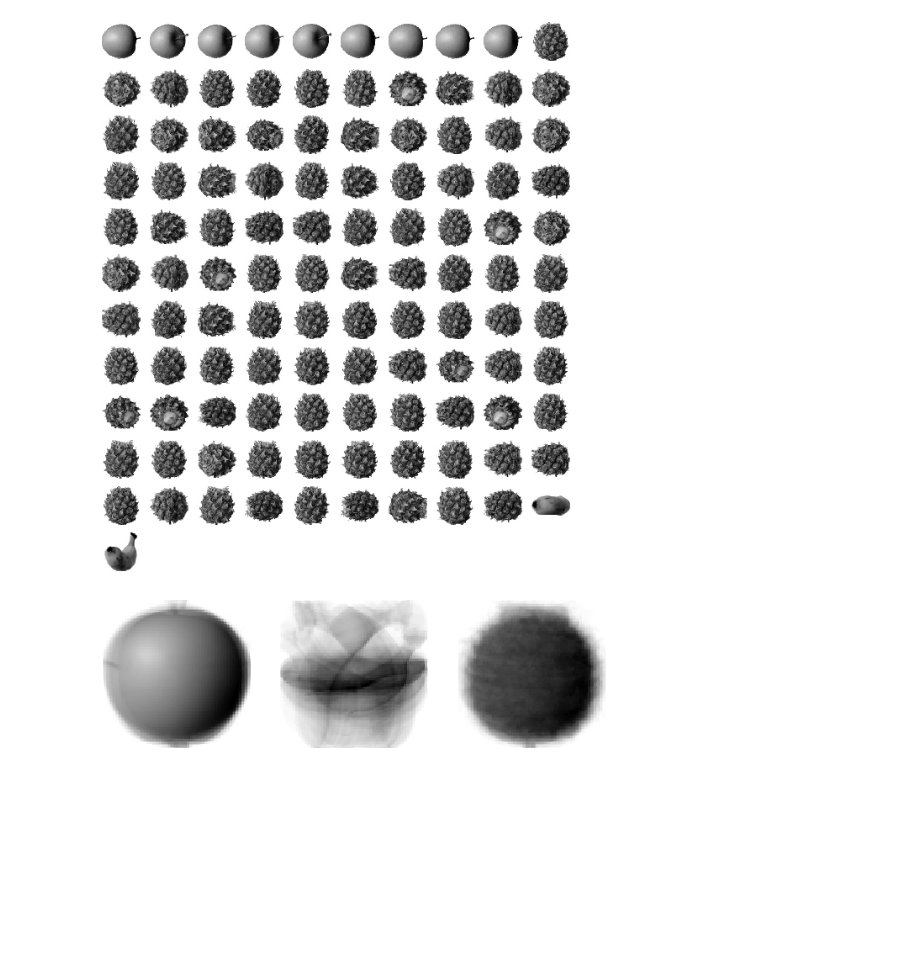
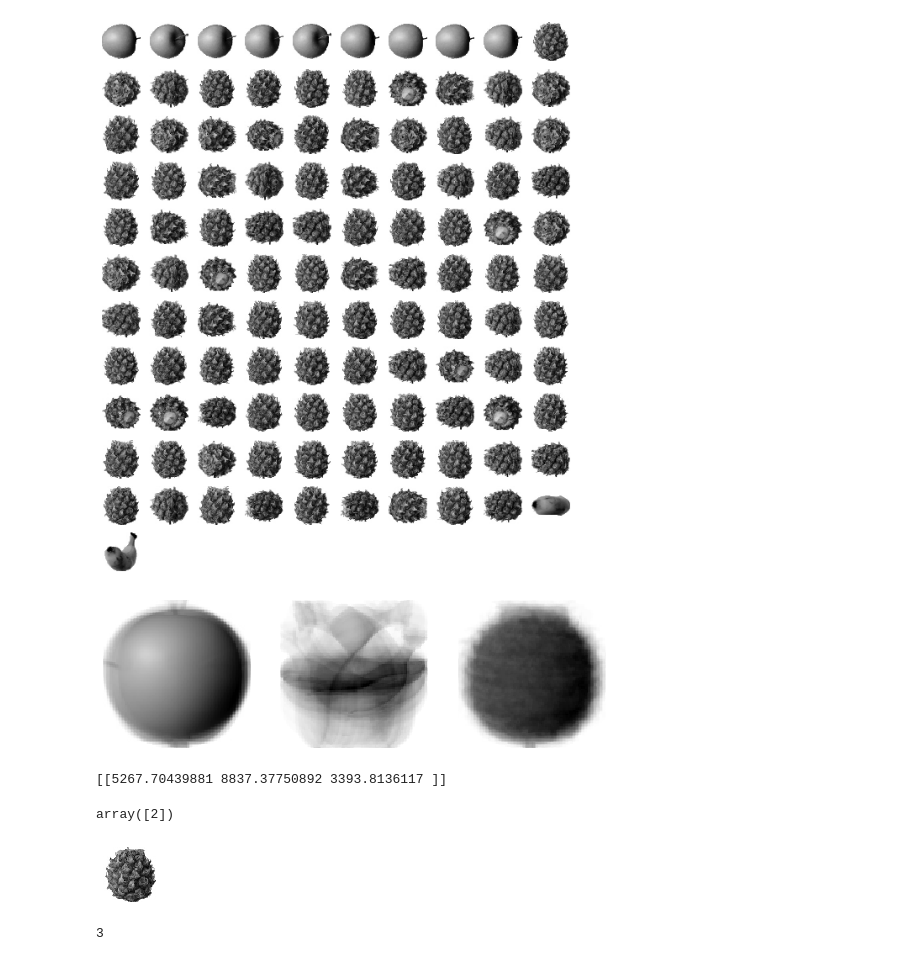
Before and after one commit to Areum120/DataAnalysis_Practice, a Jupyter notebook: 이미지 분류 K-means Clustering.ipynb, the cells around one changed output. Saved outputs shown, nothing was run; the diff lists cells and outputs as text; code cells hidden in the pictures; blank space fills up the shorter version.

```diff
--- a/이미지 분류 K-means Clustering.ipynb
+++ b/이미지 분류 K-means Clustering.ipynb
@@ -103,3 +103,24 @@ draw_fruits(fruits[km.labels_==2])
 draw_fruits(km.cluster_centers_.reshape(-1, 100, 100), ratio=3)
 # %% [output]
 [figure]
+# %%
+print(km.transform(fruits_2d[100:101]))
+# transform은 StandardScaler 클래스처럼 특성값 변환 도구로 사용
+# fruits_2d[100]으로 쓰면 (10000,) zmrl qoduffh dpfj qkftod, (1, 10000)크기 배열 전달
+# %% [output]
+[[5267.70439881 8837.37750892 3393.8136117 ]]
+# %%
+km.predict(fruits_2d[100:101])
+# 레이블 2 파인애플로 예측
+# %% [output]
+array([2])
+# %%
+draw_fruits(fruits[100:101])
+# 파인애플 맞음
+# %% [output]
+[figure, added]
+# %%
+# 반복적으로 클러스터 중심을 옮기면서 최적의 클러스터를 찾는데 반복 횟수는?
+km.n_iter_
+# %% [output]
+3
```
